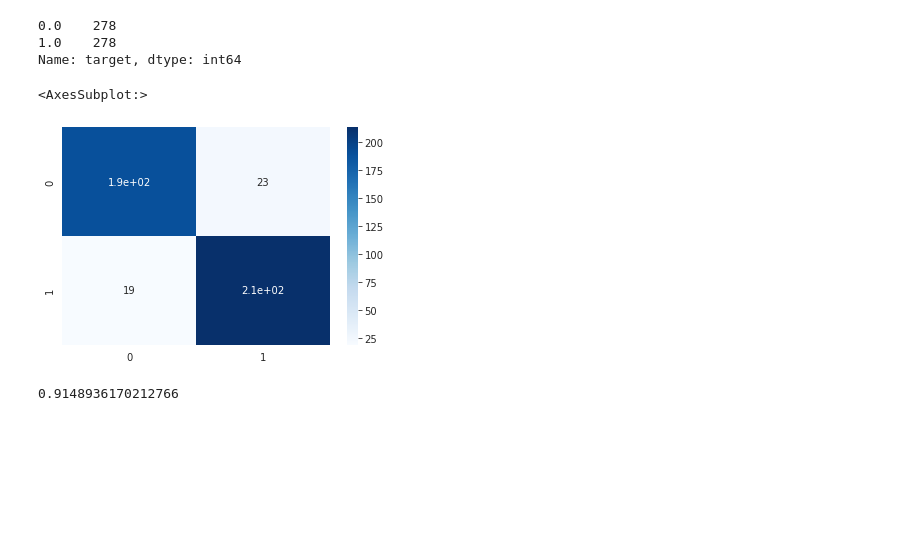
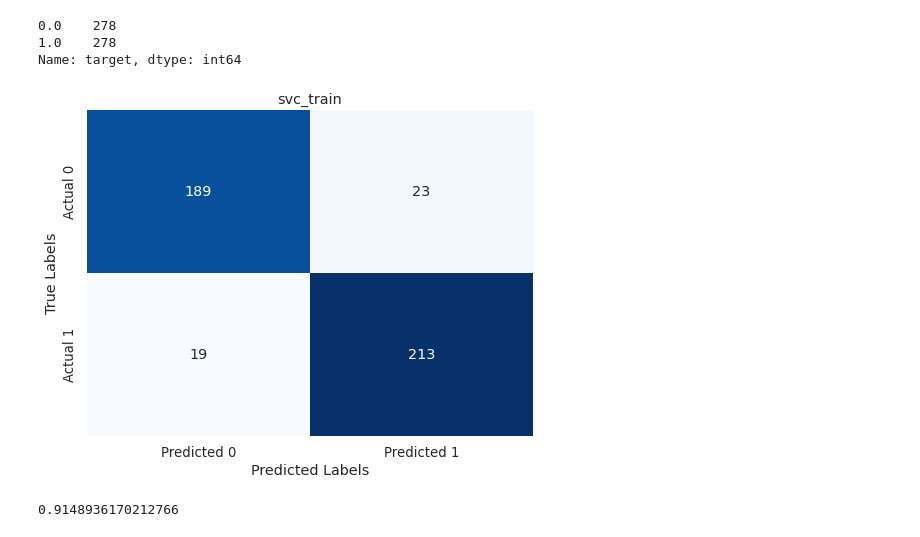
Before and after one commit to MUbarak123-56/qml-research, a Jupyter notebook: predictive_maintenance/code/svc.ipynb, the cells around one changed output. Cells and saved outputs as stored; diff of their text form; code cells hidden in the pictures; blank space fills up the shorter version.

```diff
--- a/predictive_maintenance/code/svc.ipynb
+++ b/predictive_maintenance/code/svc.ipynb
@@ -115,10 +115,9 @@ def plot_confusion_matrix(title,conf_matrix):
     plt.show()
 # %%
 conf = confusion_matrix(y_train, y_pred)
-sns.heatmap(conf, annot=True, cmap= "Blues")
+plot_confusion_matrix("svc_train", conf)
 # %% [output]
-<AxesSubplot:>
-[figure, old version]
+[figure, new version]
 # %%
 y_pred_val = model.predict(x_val)
 # %%
```
Also changed, not shown: parts of 1 cell of this notebook, 2 other files.
